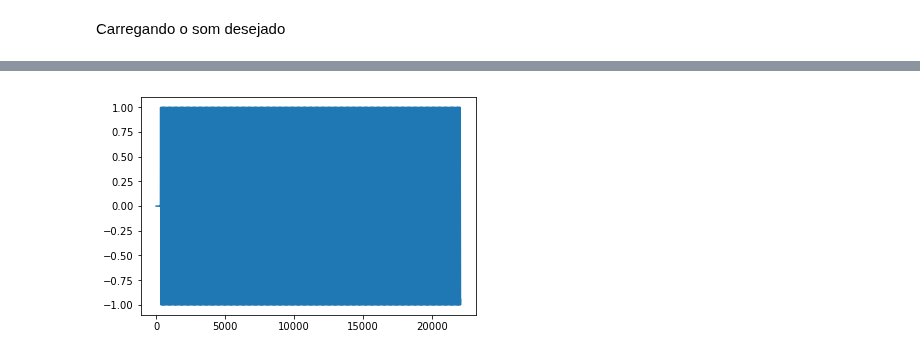
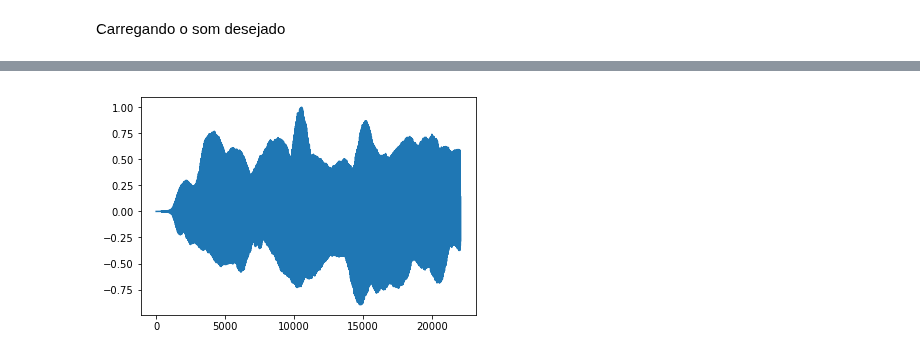
Before and after one commit to msc-johntheo/geral, a Jupyter notebook: notebooks/computacao_evolucionaria/trabalho-final/trabalho-final.ipynb, the cells around one changed output, grey strips where cells are left out. Drawn from its saved outputs; the diff is of its cells as text; code cells hidden in the pictures.

```diff
--- a/notebooks/computacao_evolucionaria/trabalho-final/trabalho-final.ipynb
+++ b/notebooks/computacao_evolucionaria/trabalho-final/trabalho-final.ipynb
@@ -28,17 +28,17 @@ import warnings; warnings.simplefilter('ignore')
 Carregando o som desejado
 # %%
 f0 = 440.0
-target, sr = librosa.load('SOUNDS/au_sample.wav')
-#target, sr = librosa.load('SOUNDS/flute.wav')
+#target, sr = librosa.load('SOUNDS/au_sample.wav')
+target, sr = librosa.load('SOUNDS/flute.wav')
 #target, sr = librosa.load('SOUNDS/harp.wav')
 #target, sr = librosa.load('SOUNDS/string.wav')
 target = librosa.util.normalize(target[:sr]) # normalizando etruncando para 1 segundo
 duration = 1.0
 plt.plot(target)
 Audio(target,rate=sr)
 # %% [output]
 [interactive output not drawn]
-[figure, old version]
+[figure, new version]
 # %%
 # FUNCOES OPERADORES
 def note(freq, amp=1.0):
```
Also changed, not shown: parts of 5 cells of this notebook, 4 other files.
